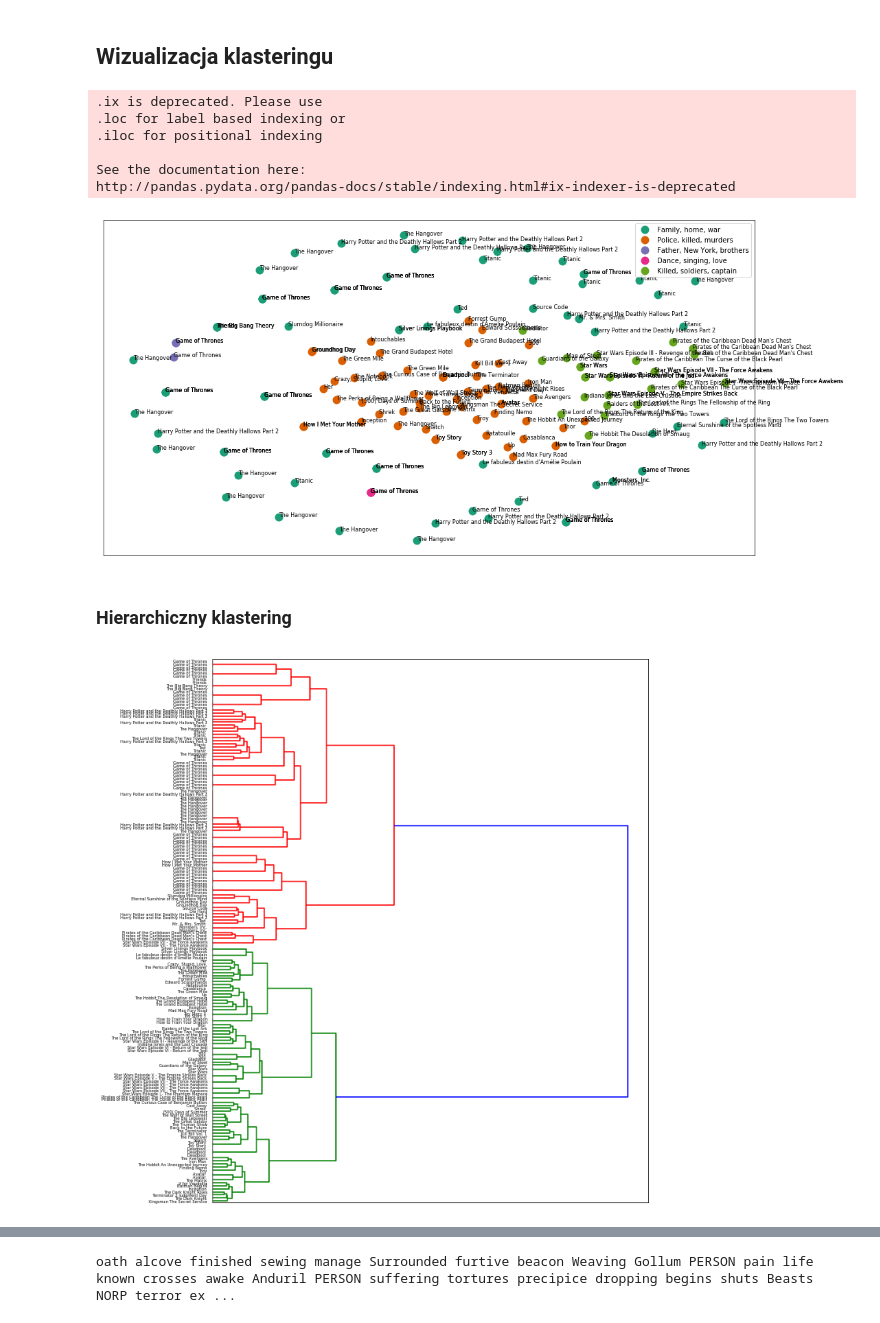
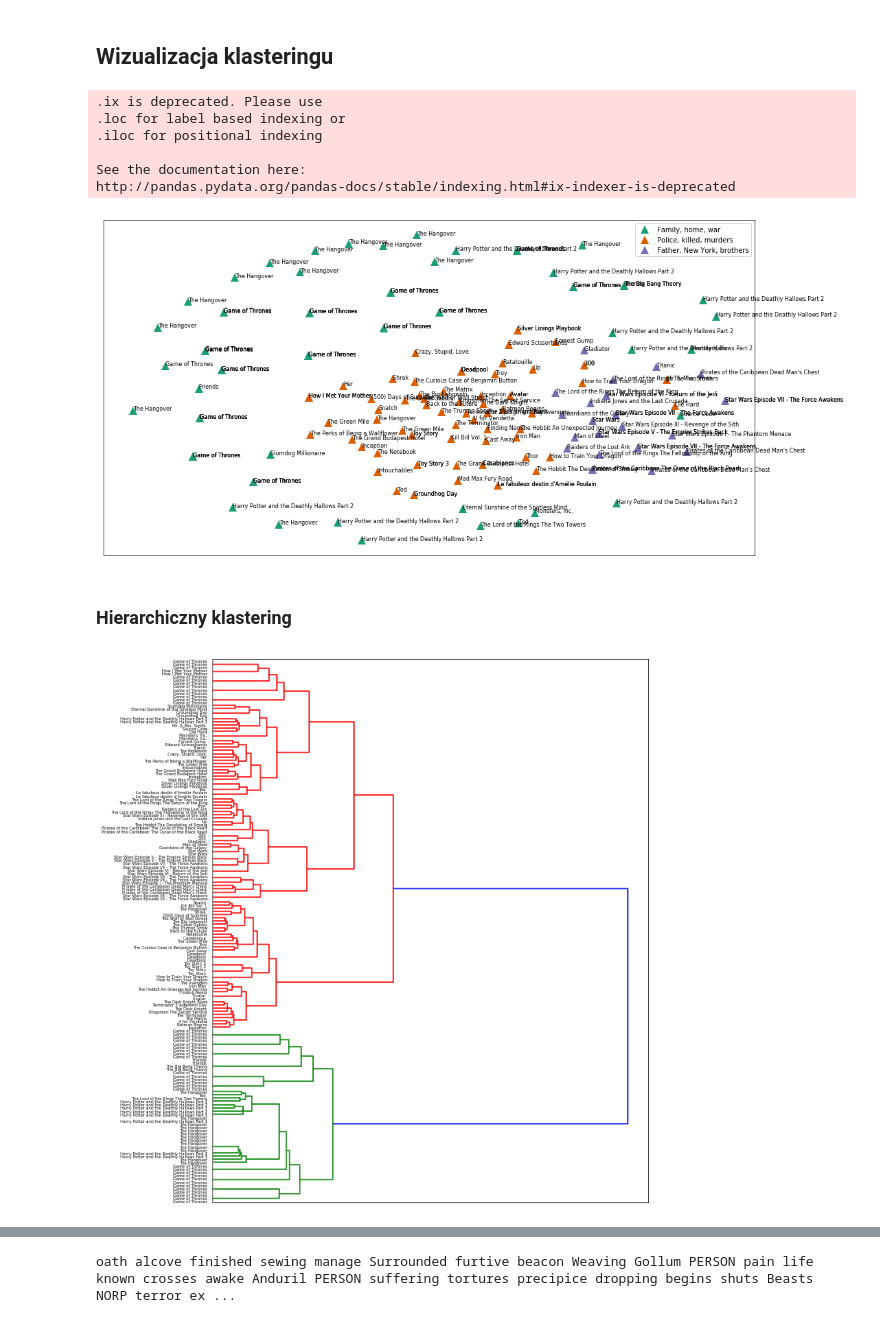
Before and after one commit to MartaKapielska/IMDBScraper, a Jupyter notebook: Synapses_Movies_Analysis.ipynb, the cells around one changed output, grey strips where cells are left out. Cells and saved outputs as stored; diff of their text form; code cells hidden in the pictures.

```diff
--- a/Synapses_Movies_Analysis.ipynb
+++ b/Synapses_Movies_Analysis.ipynb
@@ -77,12 +86,31 @@ W tej sekcji przeprowadzono oczyszczenie korpusu w nastepujacej kolejnosci:
 # %%
 stop = stopwords.words('english')
 wordnet_lemmatizer = WordNetLemmatizer()
+# Load spacy model for English: nlp
+nlp = spacy.load('en_core_web_sm', tagger=False, parser=False, matcher=False)
 
 movies_df['synopses'] = movies_df['synopses'].map(lambda x: re.sub(r'[^a-zA-Z_0-9\s]', '', str(x)))
-movies_df['synopses'] = movies_df['synopses'].str.lower()
+#alpha_only = [t for t in token_list if t.isalpha()]
+#movies_df['synopses'] = movies_df['synopses'].str.lower()
 movies_df['tokens'] = movies_df['synopses'].apply(word_tokenize)
+
+# Convert list of alpha-numeric tokens into a string: string
+string=' '.join(str(r) for v in movies_df['tokens'] for r in v)
+# Process whole documents
+doc = nlp(string)
+# Create a list of NERs
+ner=[]
+for entity in doc.ents:
+    ner.append(entity.text)
+
+#flat_list = [item for sublist in movies_df['tokens'].tolist() for item in sublist]
+#no_ner = [t.lower() for t in flat_list if t not in ner]
+movies_df['tokens'] = movies_df['tokens'].apply(lambda x: [item for item in x if item not in ner])
+#movies_df['tokens'] = movies_df['tokens'].str.lower()
+# Print unique no-NER tokens
+#print(set(no_ner))
 #movies_df['tokens'] = movies_df["tokens"].apply(lambda x: [stemmer.stem(y) for y in x])
 movies_df['tokens'] = movies_df["tokens"].apply(lambda x: [wordnet_lemmatizer.lemmatize(y) for y in x])
+#movies_df['tokens'] = movies_df['tokens'].str.lower()
 movies_df['tokens'] = movies_df['tokens'].apply(lambda x: [item for item in x if item not in stop])
-movies_df
 # %% [output]
@@ -199,13 +201,8 @@ dist = 1 - cosine_similarity(tfidf_matrix)
 # %%
-#ZROBIC ELBOw NA ILOSC CLUSTROW
-
 from sklearn.cluster import KMeans
 
-num_clusters = 5
-
+num_clusters = 3
 km = KMeans(n_clusters=num_clusters)
-
 %time km.fit(tfidf_matrix)
-
 clusters = km.labels_.tolist()
 # %% [output]
@@ -334,54 +331,52 @@ cluster_names = {0: 'Family, home, war',
 %matplotlib inline
 # %%
 #create data frame that has the result of the MDS plus the cluster numbers and titles
-df = pd.DataFrame(dict(x=xs, y=ys, label=clusters, title=films))
+df = pd.DataFrame(dict(x=xs, y=ys, label=clusters, title=titles))
 
 #group by cluster
 groups = df.groupby('label')
 
-
 # set up plot
 fig, ax = plt.subplots(figsize=(17, 9)) # set size
 ax.margins(0.05) # Optional, just adds 5% padding to the autoscaling
-
 #iterate through groups to layer the plot
 #note that I use the cluster_name and cluster_color dicts with the 'name' lookup to return the appropriate color/label
 for name, group in groups:
-    ax.plot(group.x, group.y, marker='o', linestyle='', ms=12, label=cluster_names[name], color=cluster_colors[name], mec='none')
+    ax.plot(group.x, group.y, marker='^', linestyle='', ms=12, label=cluster_names[name], color=cluster_colors[name], mec='none')
     ax.set_aspect('auto')
     ax.tick_params(\
         axis= 'x',          # changes apply to the x-axis
         which='both',      # both major and minor ticks are affected
         bottom='off',      # ticks along the bottom edge are off
         top='off',         # ticks along the top edge are off
         labelbottom='off')
     ax.tick_params(\
         axis= 'y',         # changes apply to the y-axis
         which='both',      # both major and minor ticks are affected
         left='off',      # ticks along the bottom edge are off
         top='off',         # ticks along the top edge are off
         labelleft='off')
 
 ax.legend(numpoints=1)  #show legend with only 1 point
 
 #add label in x,y position with the label as the film title
 for i in range(len(df)):
     ax.text(df.ix[i]['x'], df.ix[i]['y'], df.ix[i]['title'], size=8)
 
 
 
 plt.show() #show the plot
 
 #uncomment the below to save the plot if need be
 #plt.savefig('clusters_small_noaxes.png', dpi=200)
 # %% [output]
 .ix is deprecated. Please use
 .loc for label based indexing or
 .iloc for positional indexing
 
 See the documentation here:
 http://pandas.pydata.org/pandas-docs/stable/indexing.html#ix-indexer-is-deprecated
-[figure, old version]
+[figure, new version]
 # %% [markdown]
 ### Hierarchiczny klastering
 # %%
@@ -404,5 +399,5 @@ plt.tight_layout() #show plot with tight layout
 #uncomment below to save figure
 plt.savefig('ward_clusters.png', dpi=200) #save figure as ward_clusters
 # %% [output]
-[figure, old version]
+[figure, new version]
 # %% [markdown]
```
Also changed, not shown: parts of 25 cells of this notebook.
